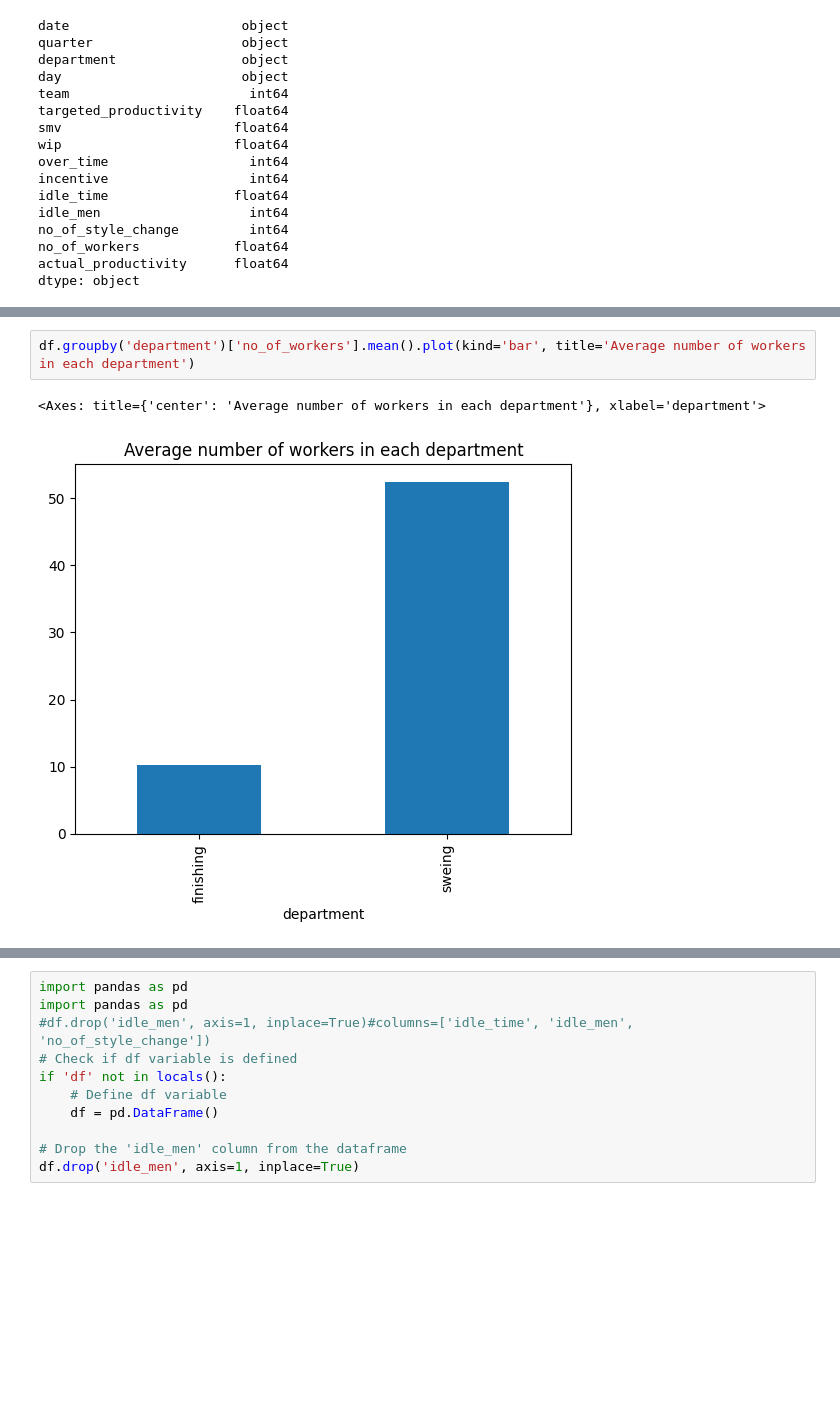
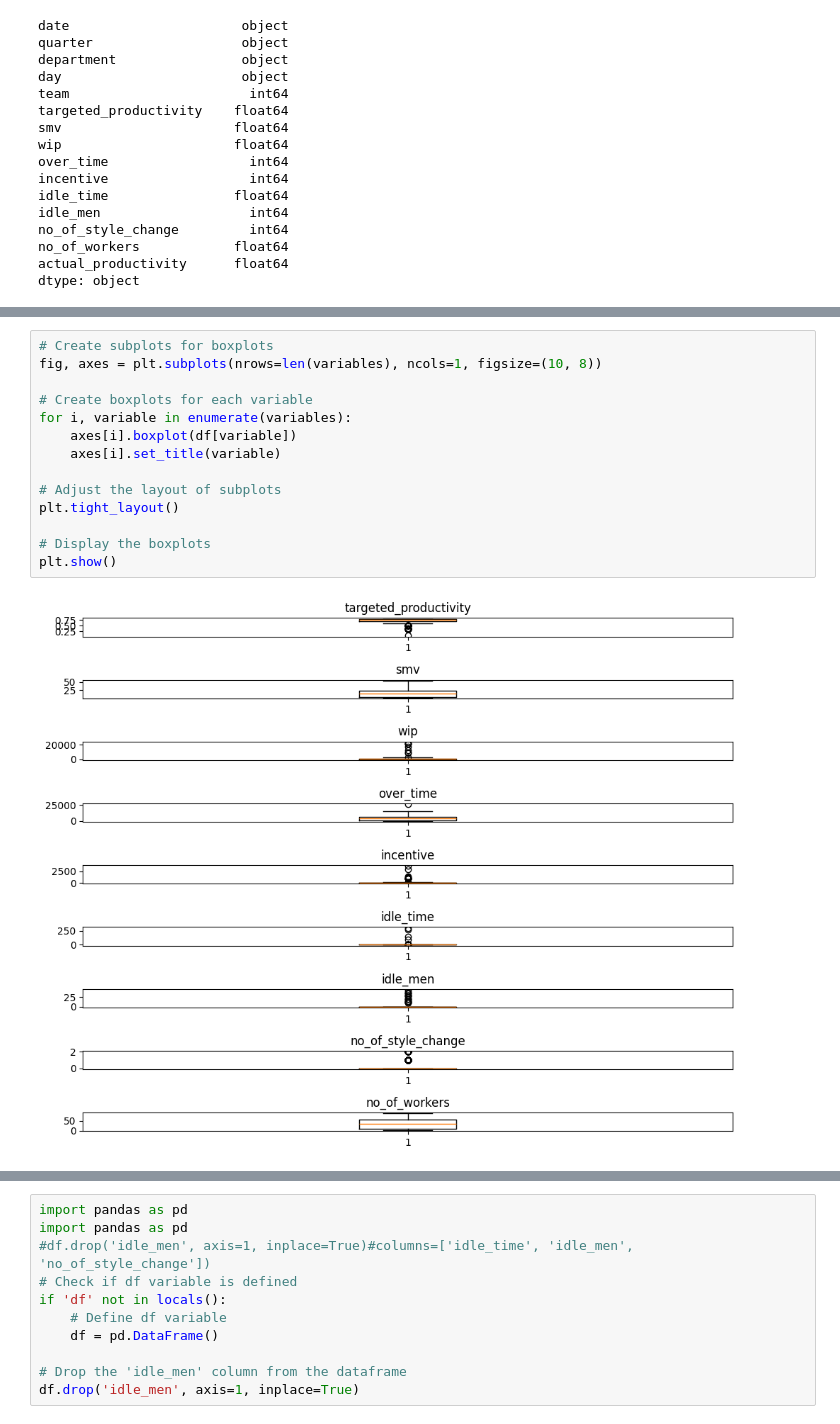
Before and after one commit to Casp21/P1-Analitica, a Jupyter notebook: Limpieza.ipynb, the cells around one changed output, grey strips where cells are left out. Saved outputs shown, nothing was run; the diff lists cells and outputs as text; blank space fills up the shorter version.

```diff
--- a/Limpieza.ipynb
+++ b/Limpieza.ipynb
@@ -69,5 +74,16 @@ Name: actual_productivity, dtype: float64
-# %%
-df.groupby('department')['no_of_workers'].mean().plot(kind='bar', title='Average number of workers in each department')
-# %% [output]
-<Axes: title={'center': 'Average number of workers in each department'}, xlabel='department'>
-[figure, removed]
+# %%
+# Create subplots for boxplots
+fig, axes = plt.subplots(nrows=len(variables), ncols=1, figsize=(10, 8))
+
+# Create boxplots for each variable
+for i, variable in enumerate(variables):
+    axes[i].boxplot(df[variable])
+    axes[i].set_title(variable)
+
+# Adjust the layout of subplots
+plt.tight_layout()
+
+# Display the boxplots
+plt.show()
+# %% [output]
+[figure, added]
```
Also changed, not shown: parts of 3 cells of this notebook.
